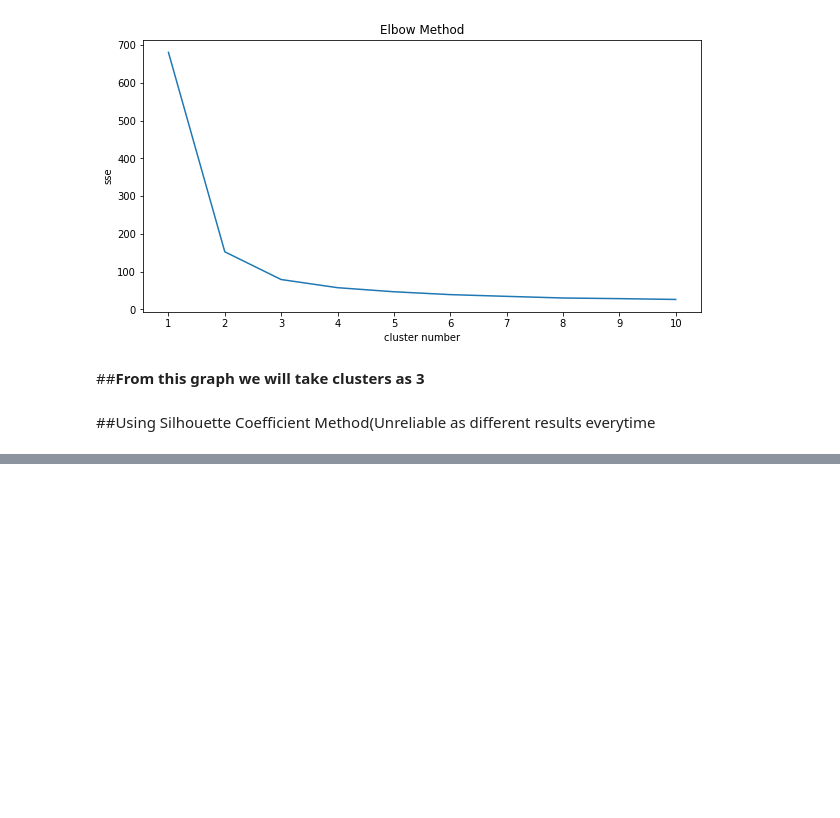
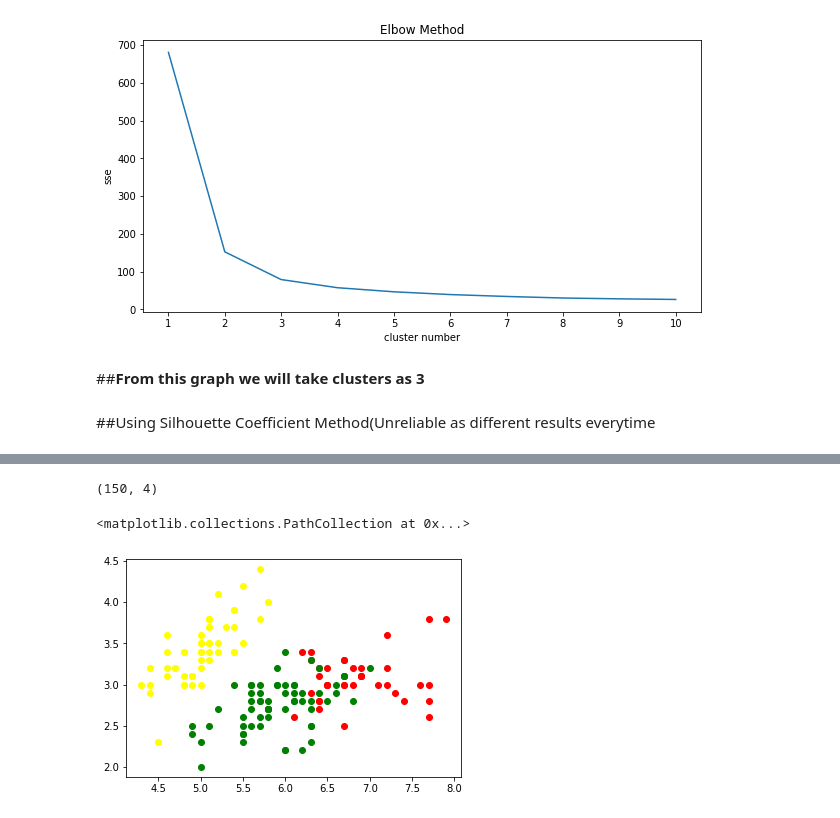
Before and after one commit to sury1999/Data-Analysis-Projects, a Jupyter notebook: Grip_Task2_Optimal_Cluster.ipynb, the cells around one changed output, grey strips where cells are left out. Drawn from its saved outputs; the diff is of its cells as text; code cells hidden in the pictures; blank space fills up the shorter version.

Commit message:
One graph created, second plot and centroids need to be plotted

```diff
--- a/Grip_Task2_Optimal_Cluster.ipynb
+++ b/Grip_Task2_Optimal_Cluster.ipynb
@@ -55,0 +56,13 @@ plt.plot(range(2,11), silhouette_coef)
+# %%
+kmean = KMeans(n_clusters=3, init='k-means++', n_init=10, max_iter=300, random_state=0)
+Y = kmean.fit_predict(X)
+# %% [output]
+(150, 4)
+# %%
+#Sepal Plots
+plt.scatter(X[Y==0, 0], X[Y==0, 1], color='red')
+plt.scatter(X[Y==1, 0], X[Y==1, 1], color='yellow')
+plt.scatter(X[Y==2, 0], X[Y==2, 1], color='green')
+# %% [output]
+<matplotlib.collections.PathCollection at 0x...>
+[figure, added]
```
Also changed, not shown: parts of 1 cell of this notebook.
